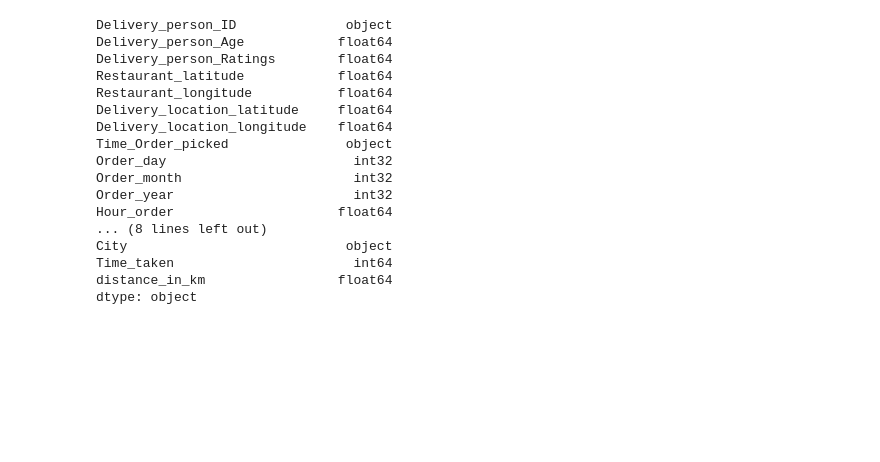
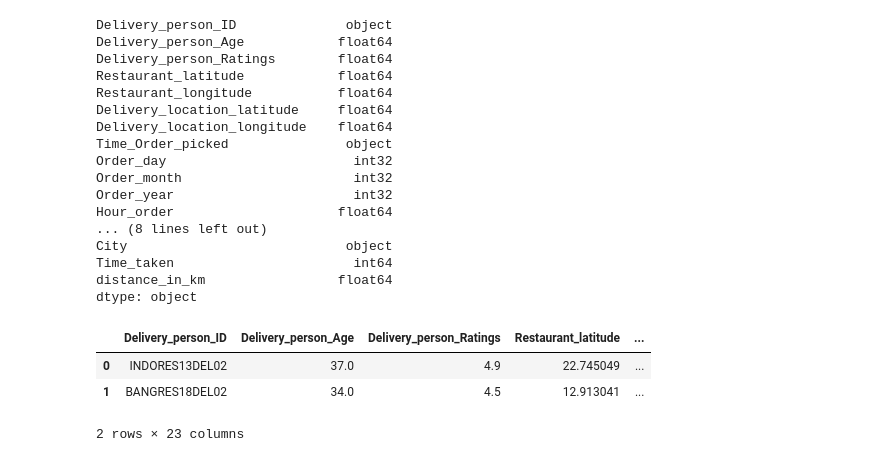
Before and after one commit to BejenaruIoanMatei/FastTrackInsights, a Jupyter notebook: data/main.ipynb, the cells around one changed output. Cells and saved outputs as stored; diff of their text form; code cells hidden in the pictures; blank space fills up the shorter version.

```diff
--- a/data/main.ipynb
+++ b/data/main.ipynb
@@ -308,3 +308,10 @@ City                            object
 Time_taken                       int64
 distance_in_km                 float64
 dtype: object
+# %%
+df.head(n=2)
+# %% [output]
+|  | Delivery_person_ID | Delivery_person_Age | Delivery_person_Ratings | Restaurant_latitude | ... |
+| 0 | INDORES13DEL02 | 37.0 | 4.9 | 22.745049 | ... |
+| 1 | BANGRES18DEL02 | 34.0 | 4.5 | 12.913041 | ... |
+2 rows × 23 columns
```
Also changed, not shown: parts of 22 cells of this notebook, 3 other files.
